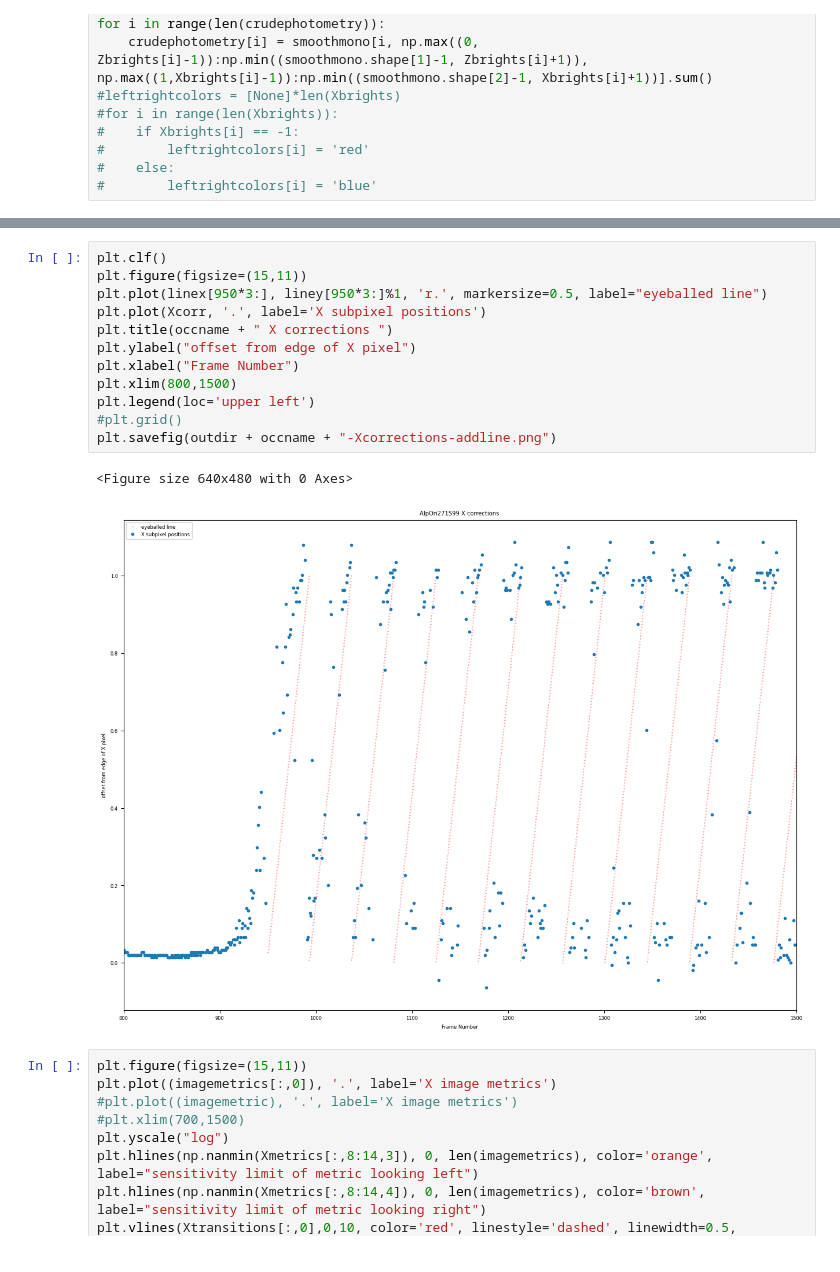
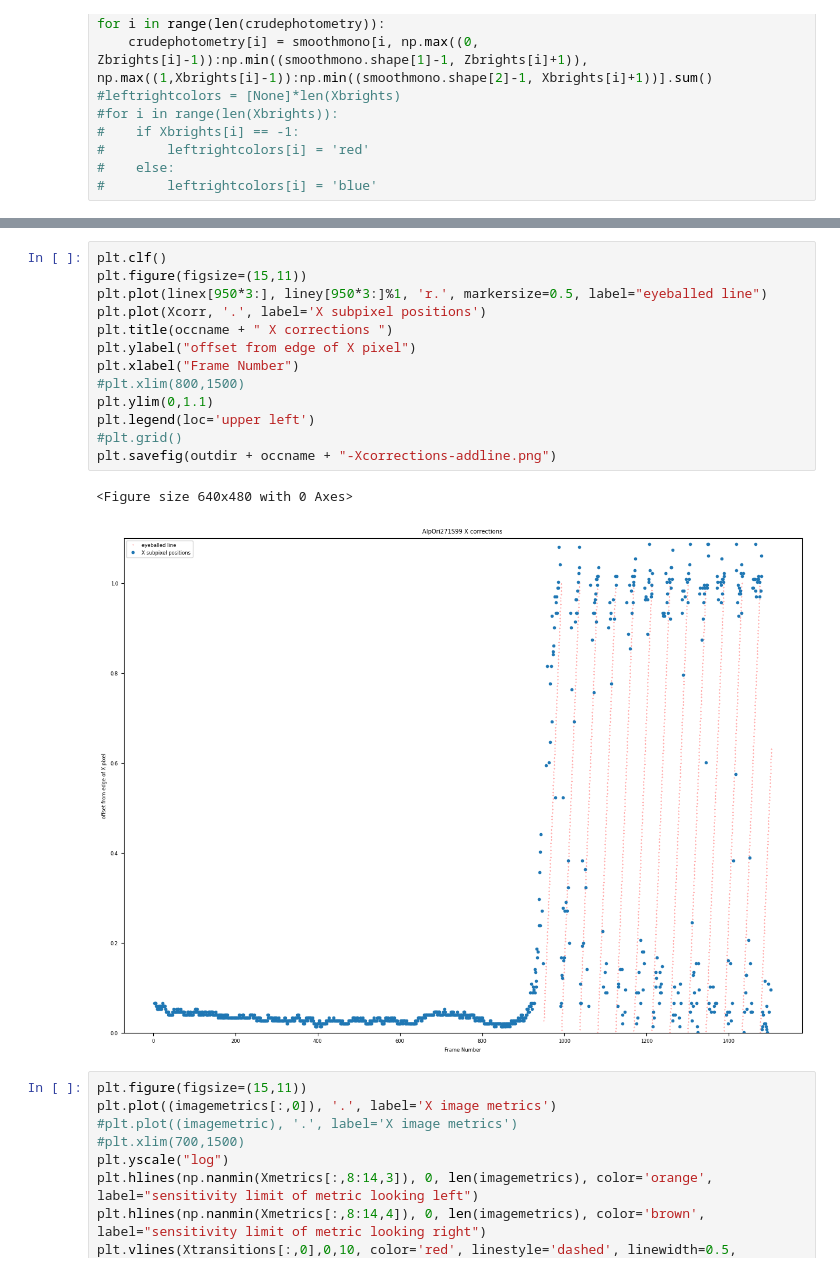
Before and after one commit to AnIndefiniteArticle/slapvisos, a Jupyter notebook: Untitled.ipynb, the cells around one changed output, grey strips where cells are left out. Saved outputs shown, nothing was run; the diff lists cells and outputs as text.

```diff
--- a/Untitled.ipynb
+++ b/Untitled.ipynb
@@ -159,18 +162,19 @@ fig.savefig(outdir + occname + "-linear-zoom.png")
 # %%
 plt.clf()
 plt.figure(figsize=(15,11))
 plt.plot(linex[950*3:], liney[950*3:]%1, 'r.', markersize=0.5, label="eyeballed line")
 plt.plot(Xcorr, '.', label='X subpixel positions')
 plt.title(occname + " X corrections ")
 plt.ylabel("offset from edge of X pixel")
 plt.xlabel("Frame Number")
-plt.xlim(800,1500)
+#plt.xlim(800,1500)
+plt.ylim(0,1.1)
 plt.legend(loc='upper left')
 #plt.grid()
 plt.savefig(outdir + occname + "-Xcorrections-addline.png")
 # %% [output]
 <Figure size 640x480 with 0 Axes>
-[figure, old version]
+[figure, new version]
 # %%
 plt.figure(figsize=(15,11))
 plt.plot((imagemetrics[:,0]), '.', label='X image metrics')
```
Also changed, not shown: parts of 9 cells of this notebook, 1 other file.
